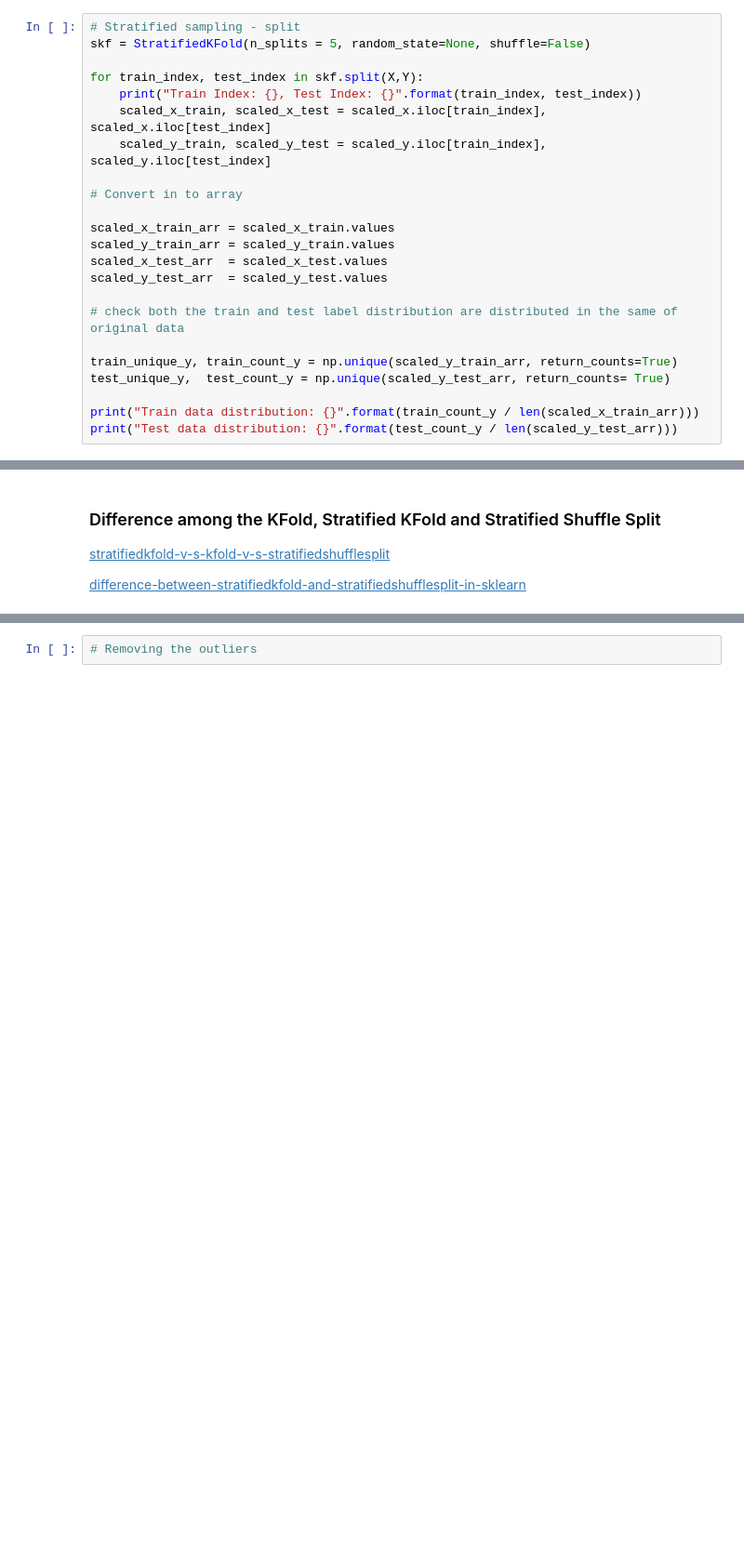
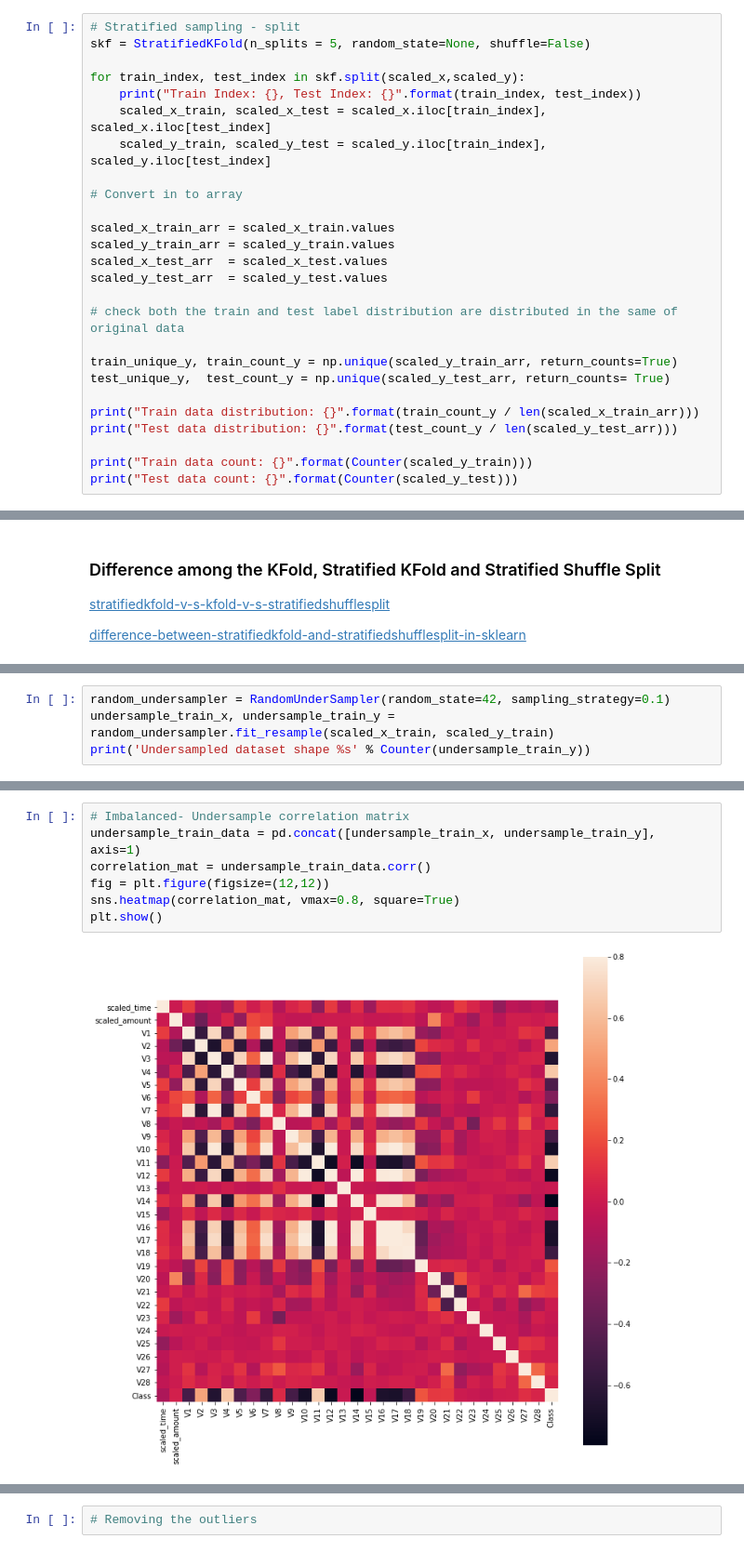
Before and after one commit to Sudhakar17/credit-card-fraud-detection, a Jupyter notebook: credit-card-fraud-detection.ipynb, the cells around one changed output, grey strips where cells are left out. Shown: that part at 93% size. Drawn from its saved outputs; the diff is of its cells as text; blank space fills up the shorter version.

```diff
--- a/credit-card-fraud-detection.ipynb
+++ b/credit-card-fraud-detection.ipynb
@@ -207,7 +206,7 @@ The shape of Class label  : (284807,)
 # Stratified sampling - split
 skf = StratifiedKFold(n_splits = 5, random_state=None, shuffle=False)
 
-for train_index, test_index in skf.split(X,Y):
+for train_index, test_index in skf.split(scaled_x,scaled_y):
     print("Train Index: {}, Test Index: {}".format(train_index, test_index))
     scaled_x_train, scaled_x_test = scaled_x.iloc[train_index], scaled_x.iloc[test_index]
     scaled_y_train, scaled_y_test = scaled_y.iloc[train_index], scaled_y.iloc[test_index]
@@ -226,6 +225,9 @@ test_unique_y,  test_count_y = np.unique(scaled_y_test_arr, return_counts= True)
 
 print("Train data distribution: {}".format(train_count_y / len(scaled_x_train_arr)))
 print("Test data distribution: {}".format(test_count_y / len(scaled_y_test_arr)))
+
+print("Train data count: {}".format(Counter(scaled_y_train)))
+print("Test data count: {}".format(Counter(scaled_y_test)))
 # %% [output]
 Train Index: [ 30473  30496  31002 ... 284804 284805 284806], Test Index: [    0     1     2 ... 57017 57018 57019]
 Train Index: [     0      1      2 ... 284804 284805 284806], Test Index: [ 30473  30496  31002 ... 113964 113965 113966]
@@ -248,0 +253,4 @@ Random undersampling selects the data randomly from the training data which caus
+# %%
+random_undersampler = RandomUnderSampler(random_state=42, sampling_strategy=0.1)
+undersample_train_x, undersample_train_y = random_undersampler.fit_resample(scaled_x_train, scaled_y_train)
+print('Undersampled dataset shape %s' % Counter(undersample_train_y))
@@ -248,0 +259,9 @@ Random undersampling selects the data randomly from the training data which caus
+# %%
+# Imbalanced- Undersample correlation matrix
+undersample_train_data = pd.concat([undersample_train_x, undersample_train_y], axis=1)
+correlation_mat = undersample_train_data.corr()
+fig = plt.figure(figsize=(12,12))
+sns.heatmap(correlation_mat, vmax=0.8, square=True)
+plt.show()
+# %% [output]
+[figure, added]
```
Also changed, not shown: parts of 21 cells of this notebook.
